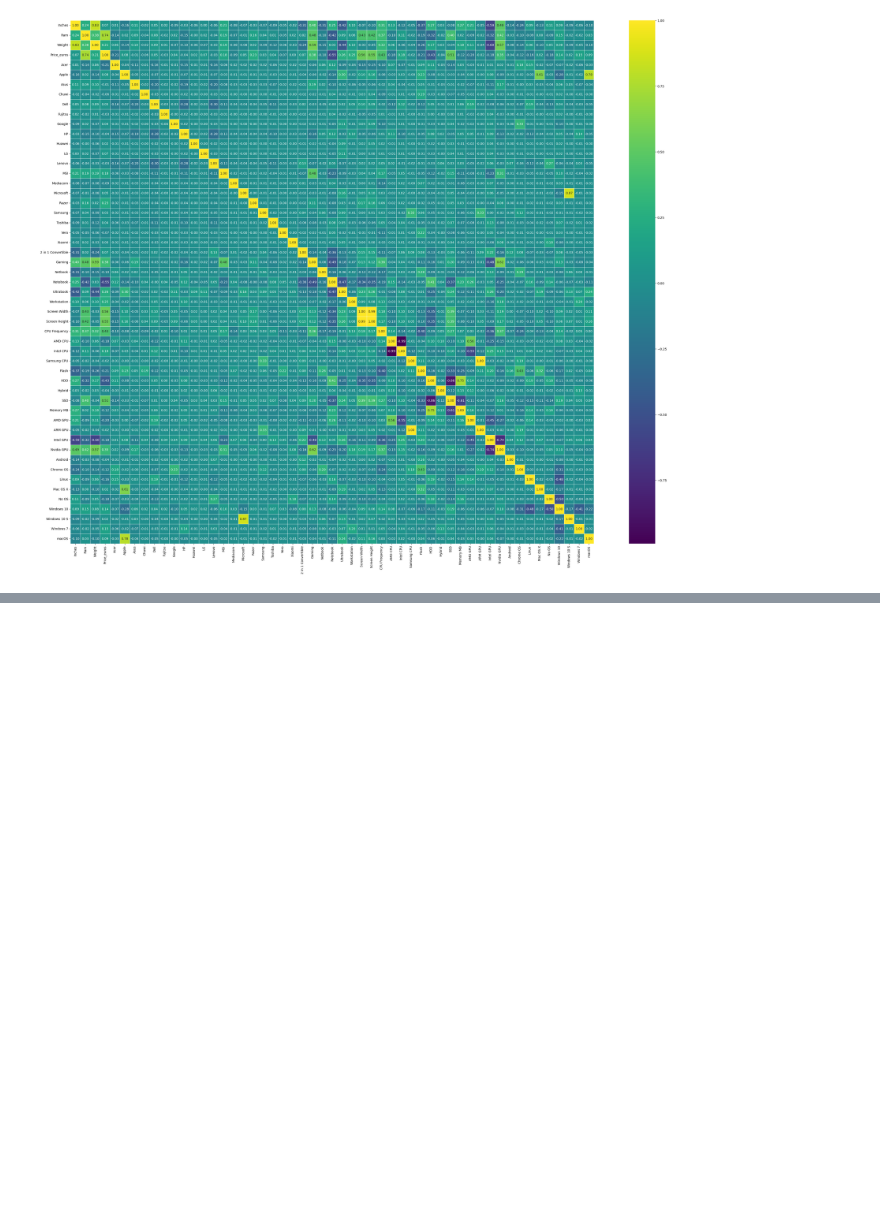
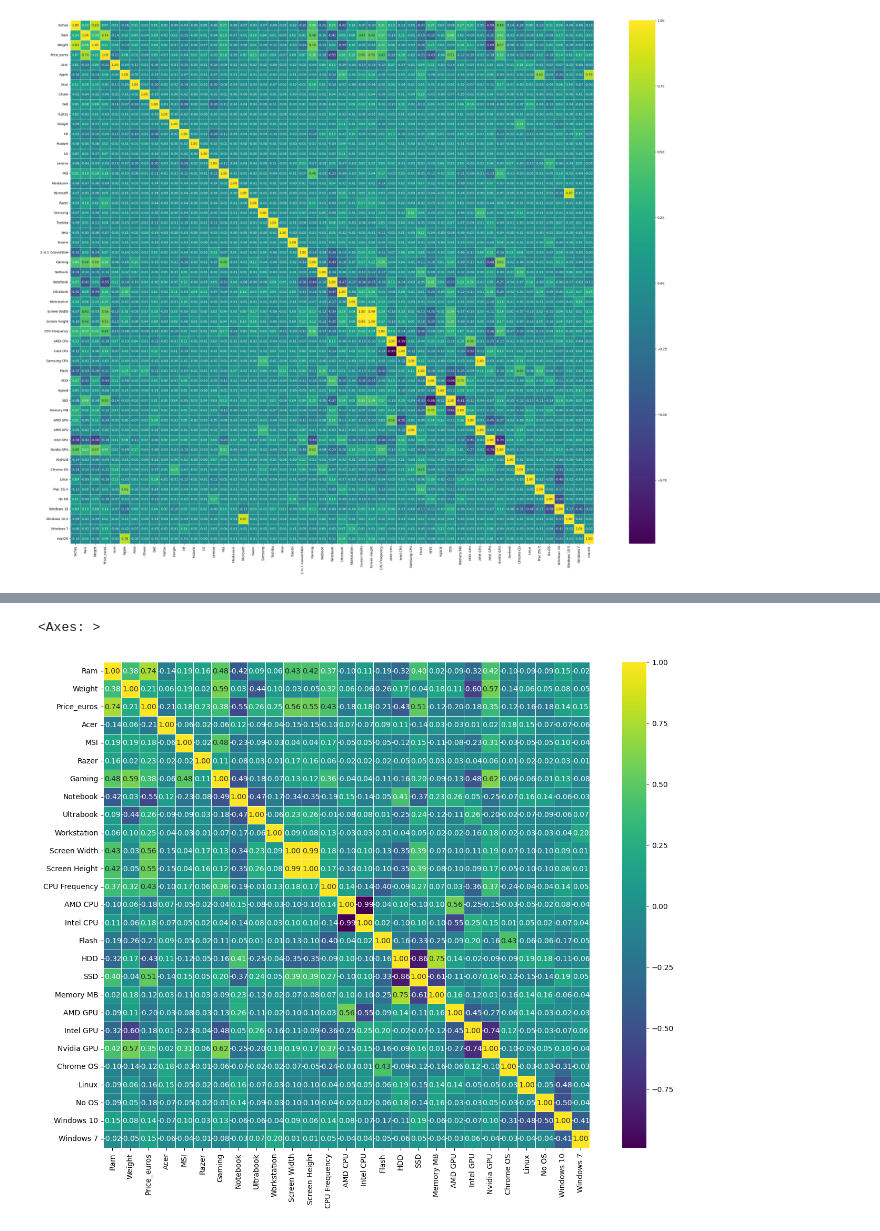
Before and after one commit to il-shunder/Machine-Learning-Projects, a Jupyter notebook: Laptop Price Prediction/main.ipynb, the cells around one changed output, grey strips where cells are left out. Cells and saved outputs as stored; diff of their text form; code cells hidden in the pictures; blank space fills up the shorter version.

```diff
--- a/Laptop Price Prediction/main.ipynb
+++ b/Laptop Price Prediction/main.ipynb
@@ -108,2 +110,4 @@ df
+# %%
+correlations = df.corr()
 # %%
 plt.figure(figsize = (40,30))
@@ -113,0 +138,17 @@ sns.heatmap(df.corr(), cmap="viridis", annot=True, fmt=".2f", square=True, linew
+# %%
+selected_columns = []
+
+for column in df.columns:
+    try:
+        if abs(correlations[column]["Price_euros"]) > 0.1:
+            selected_columns.append(column)
+    except:
+        pass
+# %%
+limited_df = df[selected_columns]
+# %%
+plt.figure(figsize = (16,12))
+sns.heatmap(limited_df.corr(), cmap="viridis", annot=True, fmt=".2f", square=True, linewidths=.5)
+# %% [output]
+<Axes: >
+[figure, added]
```
Also changed, not shown: parts of 11 cells of this notebook.
